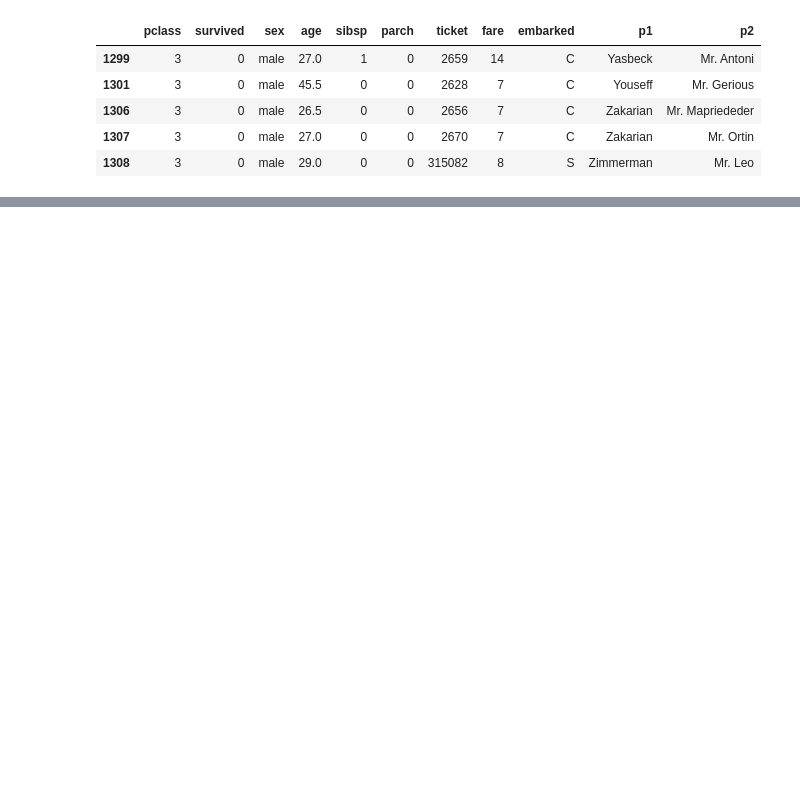
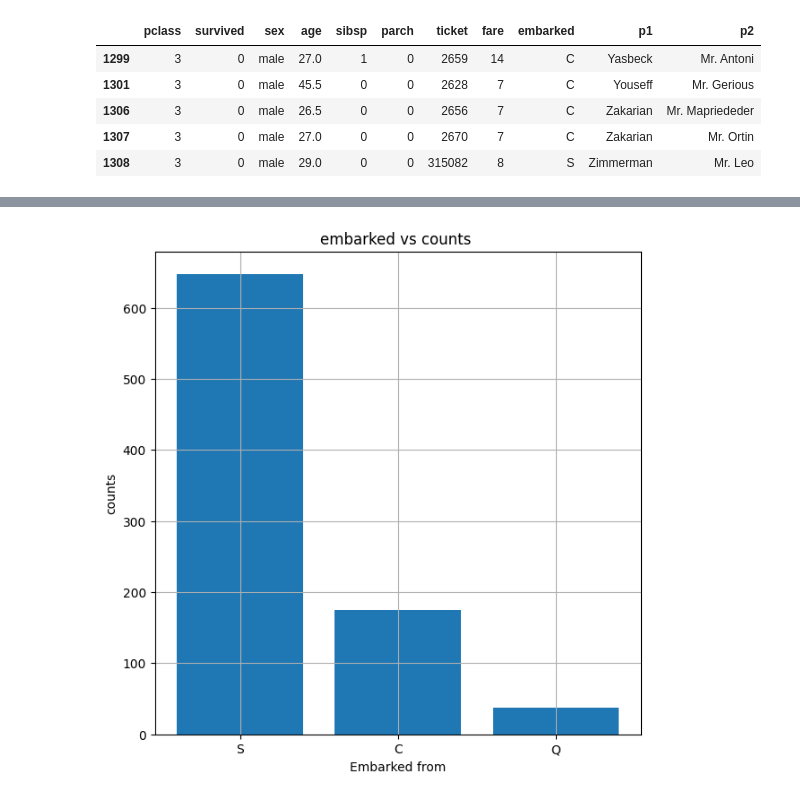
Before and after one commit to Shrujan2006/python-libraries, a Jupyter notebook: practise.ipynb, the cells around one changed output, grey strips where cells are left out. Cells and saved outputs as stored; diff of their text form; code cells hidden in the pictures; blank space fills up the shorter version.

```diff
--- a/practise.ipynb
+++ b/practise.ipynb
@@ -274,0 +305,10 @@ plt.show()
+# %%
+plt.figure(figsize=(7,7))
+plt.bar(r.index,r)
+plt.title("embarked vs counts ")
+plt.xlabel("Embarked from")
+plt.ylabel("counts")
+plt.grid()
+plt.show()
+# %% [output]
+[figure, added]
```
Also changed, not shown: parts of 24 cells of this notebook, 1 other file.
